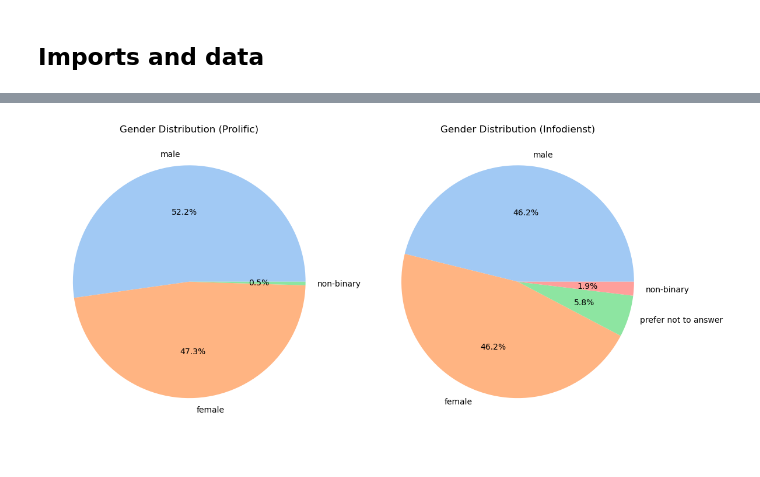
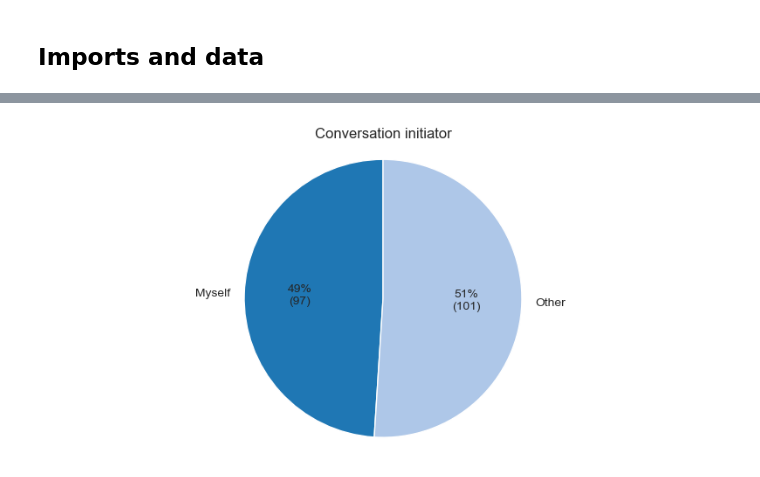
Before and after one commit to lroessert/cybersec-conv-analysis, a Jupyter notebook: analysis.ipynb, the cells around one changed output, grey strips where cells are left out. Saved outputs shown, nothing was run; the diff lists cells and outputs as text; code cells hidden in the pictures.

```diff
--- a/analysis.ipynb
+++ b/analysis.ipynb
@@ -108,20 +84,37 @@ plt.show()
-# %%
-# Prepare gender counts per source
-prolific_gender_counts = prolific_df["Q36"].str.strip().str.lower().value_counts()
-infodienst_gender_counts = infodienst_df["Q36"].str.strip().str.lower().value_counts()
-
-# Plot side-by-side pie charts
-fig, axes = plt.subplots(1, 2, figsize=(12, 6))
-
-# Prolific pie chart
-axes[0].pie(prolific_gender_counts, labels=prolific_gender_counts.index, autopct='%1.1f%%', colors=sns.color_palette("pastel"))
-axes[0].set_title("Gender Distribution (Prolific)")
-
-# Infodienst pie chart
-axes[1].pie(infodienst_gender_counts, labels=infodienst_gender_counts.index, autopct='%1.1f%%', colors=sns.color_palette("pastel"))
-axes[1].set_title("Gender Distribution (Infodienst)")
-
-plt.tight_layout()
-plt.show()
-# %% [output]
-[figure, removed]
+# %%
+import pandas as pd
+import matplotlib.pyplot as plt
+
+def process_and_plot(df, title):
+    q5_counts = df["Q5"].value_counts()
+
+    q5_counts = q5_counts.sort_values(ascending=True)
+    # Calculate the total number of responses
+    total_responses = q5_counts.sum()
+
+    # Calculate the percentage distribution
+    q5_percentages = (q5_counts / total_responses) * 100
+
+    # Define a custom color palette
+    colors = plt.cm.tab20.colors  # You can choose any color palette from matplotlib
+
+    # Plot
+    fig, ax = plt.subplots(figsize=(8, 4))
+    wedges, texts, autotexts = ax.pie(q5_counts, labels=q5_counts.index, autopct='%1.f%%', startangle=90, colors=colors)
+
+    # Add absolute values to the pie chart
+    for autotext, label in zip(autotexts, q5_counts.index):
+        percentage_text = autotext.get_text()
+        count = q5_counts[label]
+        autotext.set_text(f'{percentage_text}\n({count})')
+
+    ax.set_title(title)
+    ax.axis('equal')  # Equal aspect ratio ensures that pie is drawn as a circle.
+
+    plt.tight_layout()
+    plt.show()
+
+# Assuming df is already defined
+process_and_plot(df, 'Conversation initiator')
+# %% [output]
+[figure, added]
```
Also changed, not shown: parts of 12 cells of this notebook, 2 other files.
